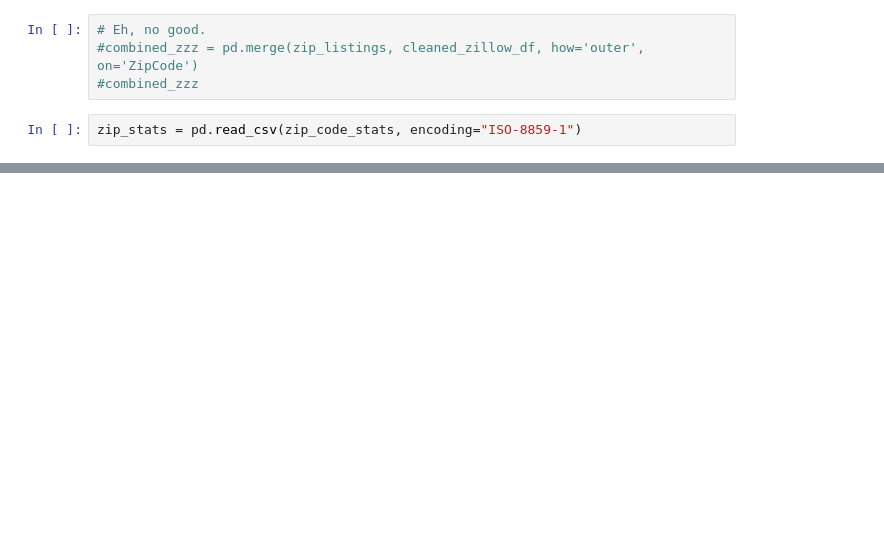
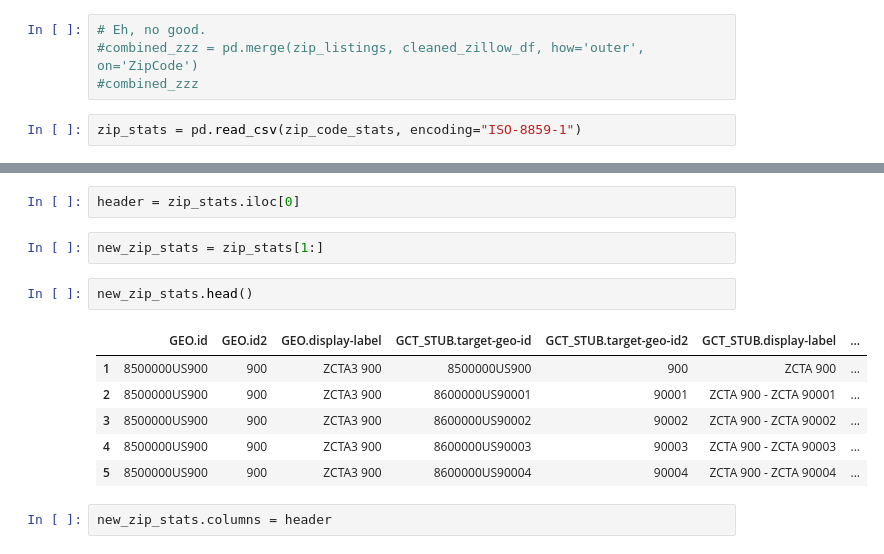
Before and after one commit to andrewboring/lexcorp-feasibility-study, a Jupyter notebook: data_assemble.ipynb, the cells around one changed output, grey strips where cells are left out. Saved outputs shown, nothing was run; the diff lists cells and outputs as text; blank space fills up the shorter version.

```diff
--- a/data_assemble.ipynb
+++ b/data_assemble.ipynb
@@ -125,0 +166,15 @@ zip_stats.head(20)
+# %%
+header = zip_stats.iloc[0]
+# %%
+new_zip_stats = zip_stats[1:]
+# %%
+new_zip_stats.head()
+# %% [output]
+|  | GEO.id | GEO.id2 | GEO.display-label | GCT_STUB.target-geo-id | GCT_STUB.target-geo-id2 | GCT_STUB.display-label | ... |
+| 1 | 8500000US900 | 900 | ZCTA3 900 | 8500000US900 | 900 | ZCTA 900 | ... |
+| 2 | 8500000US900 | 900 | ZCTA3 900 | 8600000US90001 | 90001 | ZCTA 900 - ZCTA 90001 | ... |
+| 3 | 8500000US900 | 900 | ZCTA3 900 | 8600000US90002 | 90002 | ZCTA 900 - ZCTA 90002 | ... |
+| 4 | 8500000US900 | 900 | ZCTA3 900 | 8600000US90003 | 90003 | ZCTA 900 - ZCTA 90003 | ... |
+| 5 | 8500000US900 | 900 | ZCTA3 900 | 8600000US90004 | 90004 | ZCTA 900 - ZCTA 90004 | ... |
+# %%
+new_zip_stats.columns = header
```
Also changed, not shown: parts of 19 cells of this notebook.
